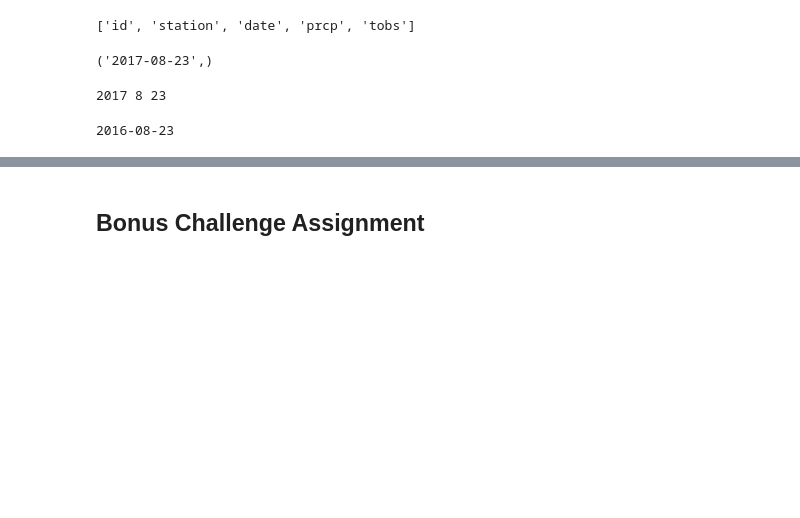
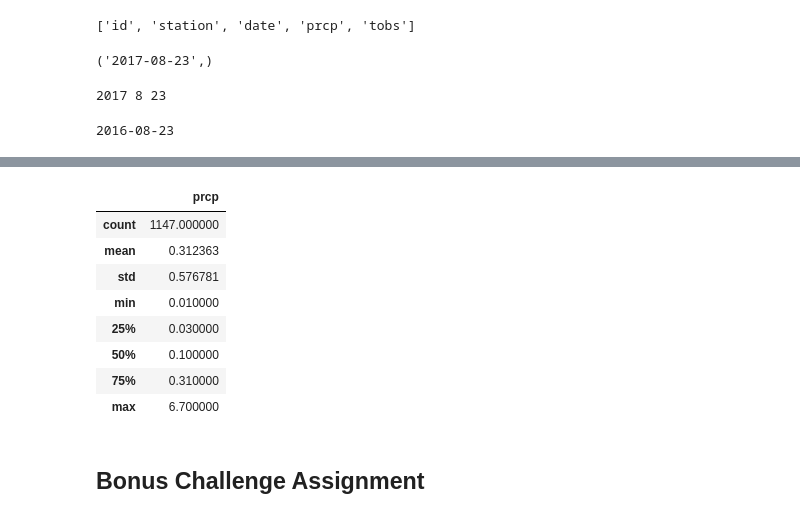
Before and after one commit to KaiCee2010/sqlalchemy-challenge, a Jupyter notebook: climate.ipynb, the cells around one changed output, grey strips where cells are left out. Drawn from its saved outputs; the diff is of its cells as text; code cells hidden in the pictures; blank space fills up the shorter version.

```diff
--- a/climate.ipynb
+++ b/climate.ipynb
@@ -97,5 +140,17 @@ prcp.head(10)
 # %%
 # Use Pandas to calcualte the summary statistics for the precipitation data
+prcp_describe = prcp_sorted.describe()
+prcp_describe
+# %% [output]
+|  | prcp |
+| count | 1147.000000 |
+| mean | 0.312363 |
+| std | 0.576781 |
+| min | 0.010000 |
+| 25% | 0.030000 |
+| 50% | 0.100000 |
+| 75% | 0.310000 |
+| max | 6.700000 |
 # %%
 # Design a query to show how many stations are available in this dataset?
 # %%
```
Also changed, not shown: parts of 3 cells of this notebook, 1 other file.
